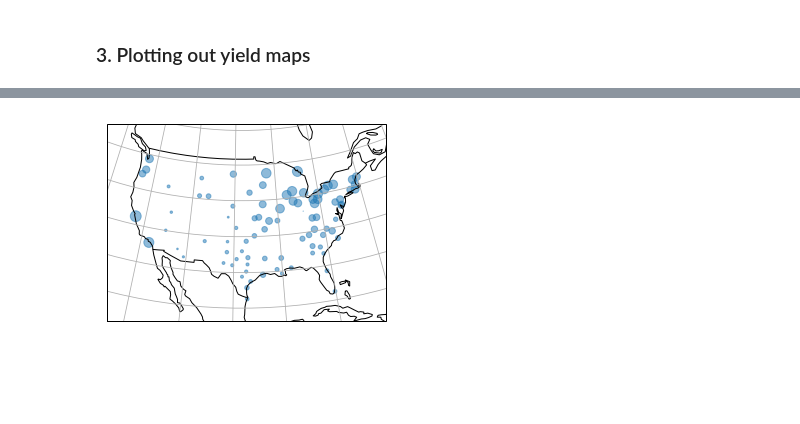
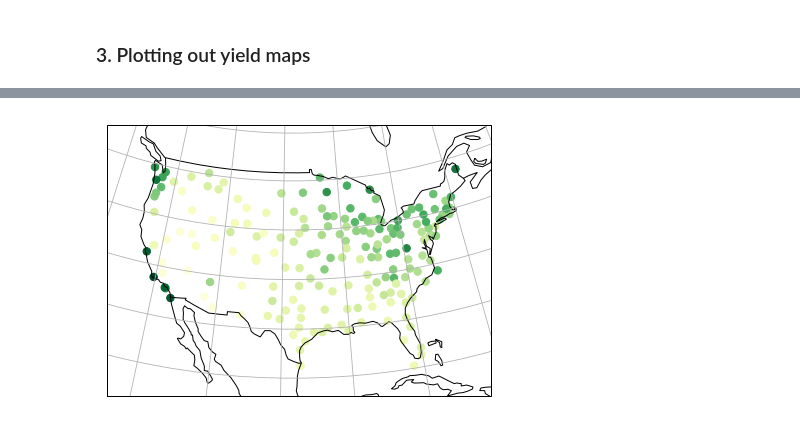
Before and after one commit to jennhsiao/upscale, a Jupyter notebook: notebooks/sim_process.ipynb, the cells around one changed output, grey strips where cells are left out. Drawn from its saved outputs; the diff is of its cells as text; code cells hidden in the pictures; blank space fills up the shorter version.

```diff
--- a/notebooks/sim_process.ipynb
+++ b/notebooks/sim_process.ipynb
@@ -112,4 +119,4 @@ df_summary.head()
 # %%
 # merging in lat/lon site info
-df_summary = pd.merge(df_summary, df_siteinfo, on='site')
+df_summary = pd.merge(df_summary, df_siteyears, on='site')
 df_summary.head()
@@ -126,0 +166,4 @@ df_summary.head()
+# %%
+df_sitesum = df_summary.groupby('site').mean()
+df_sitesum = pd.merge(df_sitesum, df_siteyears, on='site')
+df_sitesum.head()
@@ -127,15 +177,16 @@ df_summary.head()
 # %%
-year = 1990
-fig = plt.figure(figsize=(5,5))
+from palettable.colorbrewer.sequential import YlGn_9
+
+fig = plt.figure(figsize=(7,5))
 extent = [-123, -72, 19, 53]
 ax = plt.axes(projection=ccrs.AlbersEqualArea(central_latitude=39.5, central_longitude=-98.35))
-df_sub = df_summary[df_summary.year == str(year)]
-ax.scatter(df_sub.lon.astype(float)*-1, df_sub.lat.astype(float),
-           transform=ccrs.PlateCarree(), s=df_sub.ear, alpha=0.5)
+ax.scatter(df_sitesum.lon.astype(float)*-1, df_sitesum.lat.astype(float),
+           transform=ccrs.PlateCarree(),
+           s=55, c=df_sitesum.ear, cmap=YlGn_9.mpl_colormap)
 ax.set_extent(extent)
 ax.add_feature(cfeature.COASTLINE)
 ax.add_feature(cfeature.BORDERS)
 ax.gridlines()
 plt.show()
 # %% [output]
-[figure, old version]
+[figure, new version]
```
Also changed, not shown: parts of 9 cells of this notebook.
